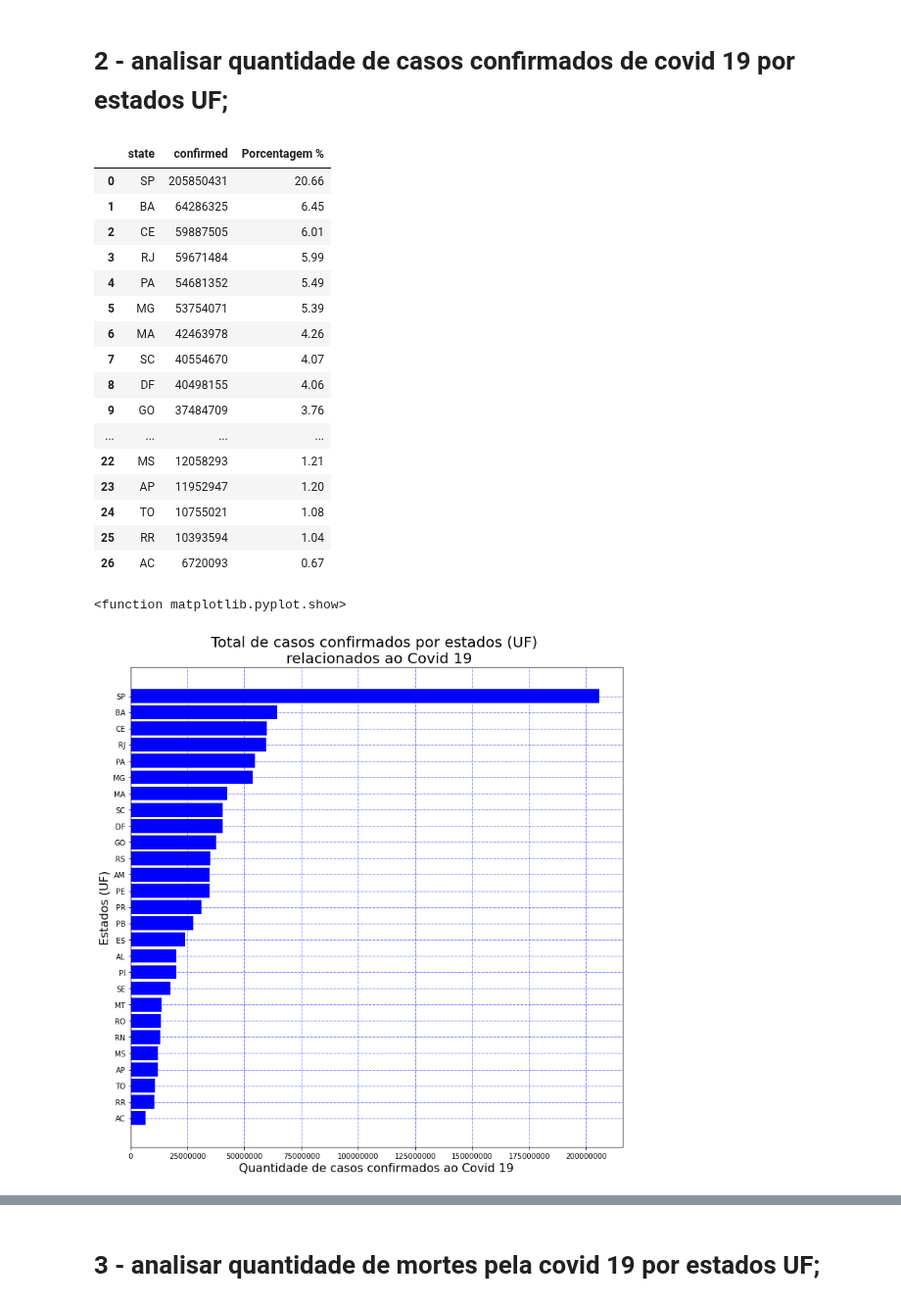
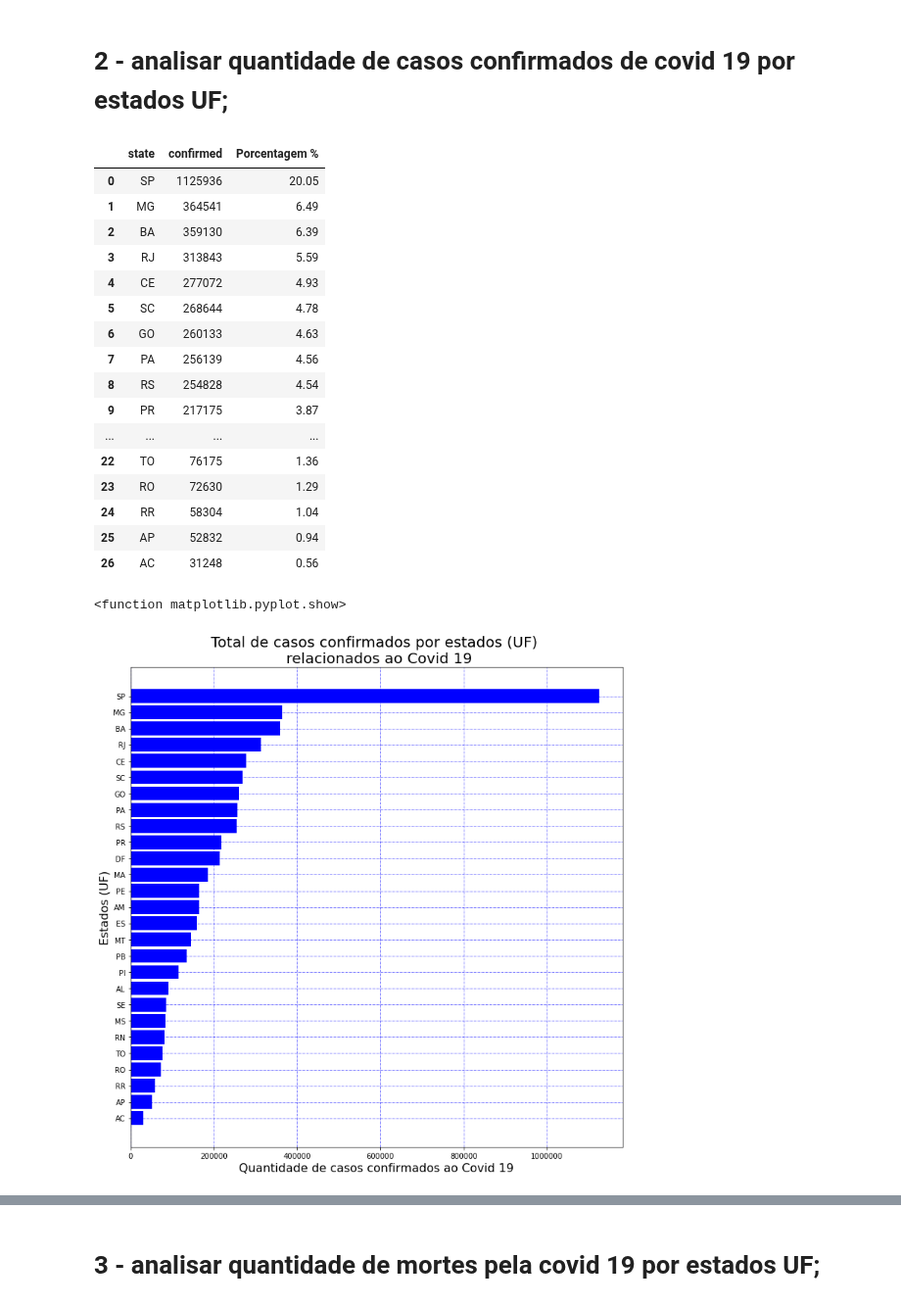
Before and after one commit to yoshinaga2904/Bootcamp-Alura, a Jupyter notebook: Fabio_Yoshinaga_Projeto_modulo_1.ipynb, the cells around one changed output, grey strips where cells are left out. Shown at 98% size. Cells and saved outputs as stored; diff of their text form; code cells hidden in the pictures.

```diff
--- a/Fabio_Yoshinaga_Projeto_modulo_1.ipynb
+++ b/Fabio_Yoshinaga_Projeto_modulo_1.ipynb
@@ -181,40 +181,43 @@ Existem diversos fatores que contribuem para isso, desde cuidados preventivos qu
 # %% [markdown]
 # 2 - analisar quantidade de casos confirmados de covid 19 por estados UF;
 # %%
+#Filtrando dados por estados UF
+caso_brasil_io.query('place_type == "state" & is_last == True', inplace=True)
+
 #quantidade de casos confirmados por estados UF
 casos_confirmados = caso_brasil_io[['state','confirmed']]
 
 #agrupando por estados UF e fazendo o somatório dos casos confirmados
 casos_confirmados = casos_confirmados.groupby(by=['state']).sum()
 
 #ordenando os estados UF pela quantidade de casos confirmados em ordem decrescente
 casos_confirmados = casos_confirmados.sort_values(by=['confirmed'], ascending=False)
 
 #criando um index e resetando o index state
 casos_confirmados.reset_index(inplace=True)
 
 #criando coluna com o percentual dos casos confirmados
 casos_confirmados['Porcentagem %'] = (casos_confirmados['confirmed']/casos_confirmados['confirmed'].sum()*100).round(2)
 
 casos_confirmados
 # %% [output]
 |  | state | confirmed | Porcentagem % |
-| 0 | SP | 205850431 | 20.66 |
-| 1 | BA | 64286325 | 6.45 |
-| 2 | CE | 59887505 | 6.01 |
-| 3 | RJ | 59671484 | 5.99 |
-| 4 | PA | 54681352 | 5.49 |
-| 5 | MG | 53754071 | 5.39 |
-| 6 | MA | 42463978 | 4.26 |
-| 7 | SC | 40554670 | 4.07 |
-| 8 | DF | 40498155 | 4.06 |
-| 9 | GO | 37484709 | 3.76 |
+| 0 | SP | 1125936 | 20.05 |
+| 1 | MG | 364541 | 6.49 |
+| 2 | BA | 359130 | 6.39 |
+| 3 | RJ | 313843 | 5.59 |
+| 4 | CE | 277072 | 4.93 |
+| 5 | SC | 268644 | 4.78 |
+| 6 | GO | 260133 | 4.63 |
+| 7 | PA | 256139 | 4.56 |
+| 8 | RS | 254828 | 4.54 |
+| 9 | PR | 217175 | 3.87 |
 | ... | ... | ... | ... |
-| 22 | MS | 12058293 | 1.21 |
-| 23 | AP | 11952947 | 1.20 |
-| 24 | TO | 10755021 | 1.08 |
-| 25 | RR | 10393594 | 1.04 |
-| 26 | AC | 6720093 | 0.67 |
+| 22 | TO | 76175 | 1.36 |
+| 23 | RO | 72630 | 1.29 |
+| 24 | RR | 58304 | 1.04 |
+| 25 | AP | 52832 | 0.94 |
+| 26 | AC | 31248 | 0.56 |
 # %%
 #Criando um gráfico
 plt.figure(figsize=(12, 12))
@@ -248,5 +251,5 @@ plt.grid(color='b', linestyle='-.', linewidth=0.5)
 plt.show
 # %% [output]
 <function matplotlib.pyplot.show>
-[figure, old version]
+[figure, new version]
 # %% [markdown]
```
Also changed, not shown: parts of 7 cells of this notebook.
